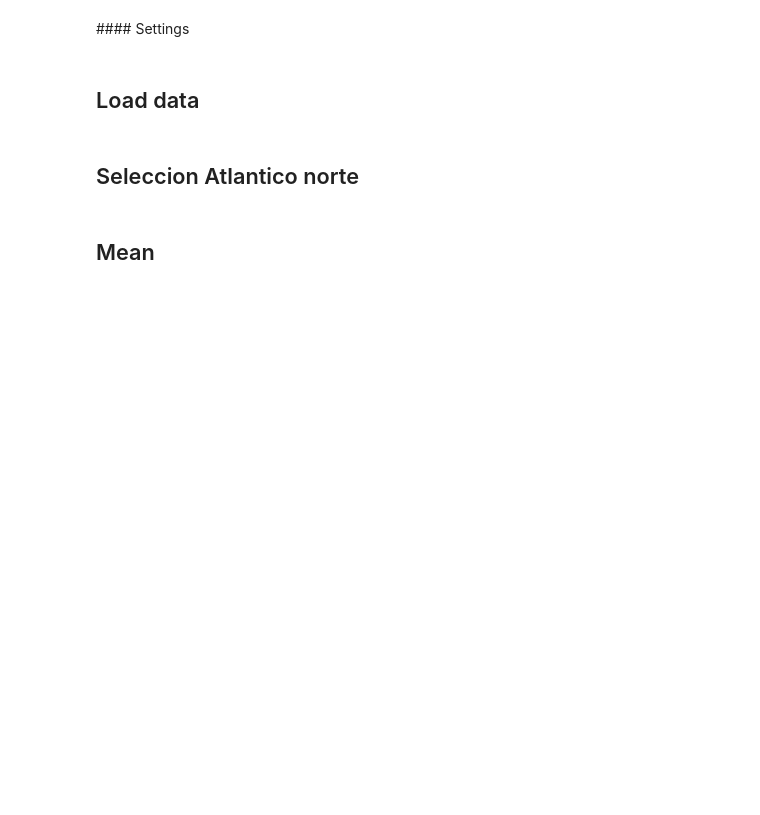
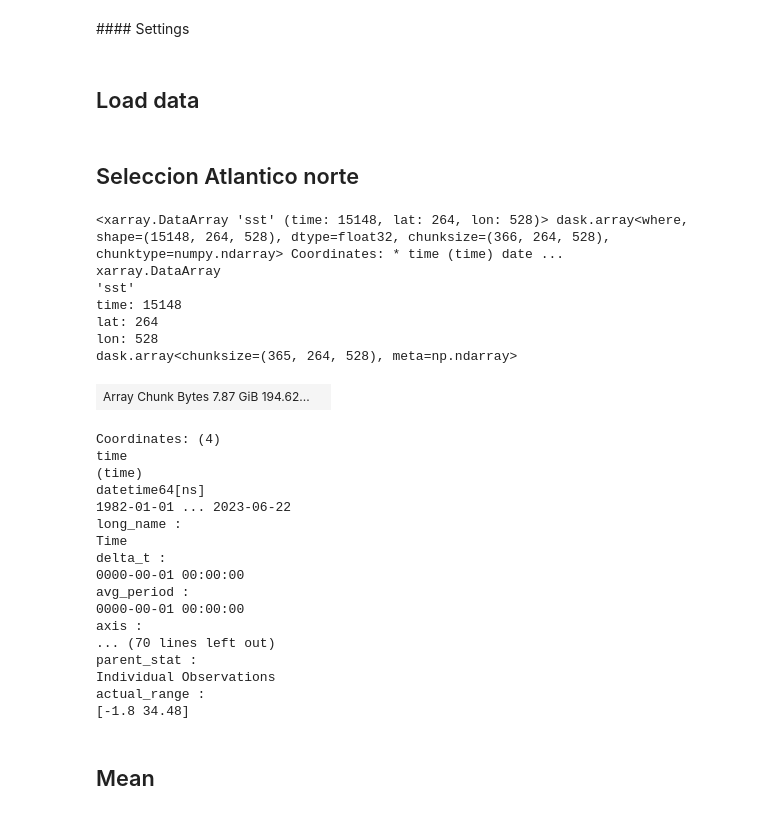
Before and after one commit to PedroVelez/SSTGlobalAnalysis, a Jupyter notebook: analysisData_daily_NortAtl.ipynb, the cells around one changed output. Saved outputs shown, nothing was run; the diff lists cells and outputs as text; code cells hidden in the pictures; blank space fills up the shorter version.

```diff
--- a/analysisData_daily_NortAtl.ipynb
+++ b/analysisData_daily_NortAtl.ipynb
@@ -47,6 +48,34 @@ basin_surf = basins.basin[0]
 
 basin_surf_interp = basin_surf.interp_like(sst, method='nearest')
 sst = sst.where((basin_surf_interp==1) | (basin_surf_interp==4) ,drop=True)
+# %%
+sst
+# %% [output]
+<xarray.DataArray 'sst' (time: 15148, lat: 264, lon: 528)> dask.array<where, shape=(15148, 264, 528), dtype=float32, chunksize=(366, 264, 528), chunktype=numpy.ndarray> Coordinates: * time (time) date ...
+xarray.DataArray
+'sst'
+time: 15148
+lat: 264
+lon: 528
+dask.array<chunksize=(365, 264, 528), meta=np.ndarray>
+| Array Chunk Bytes 7.87 GiB 194.62... |  |
+Coordinates: (4)
+time
+(time)
+datetime64[ns]
+1982-01-01 ... 2023-06-22
+long_name :
+Time
+delta_t :
+0000-00-01 00:00:00
+avg_period :
+0000-00-01 00:00:00
+axis :
+... (70 lines left out)
+parent_stat :
+Individual Observations
+actual_range :
+[-1.8 34.48]
 # %% [markdown]
 ## Mean
 # %%
```
Also changed, not shown: parts of 11 cells of this notebook, 6 other files.
